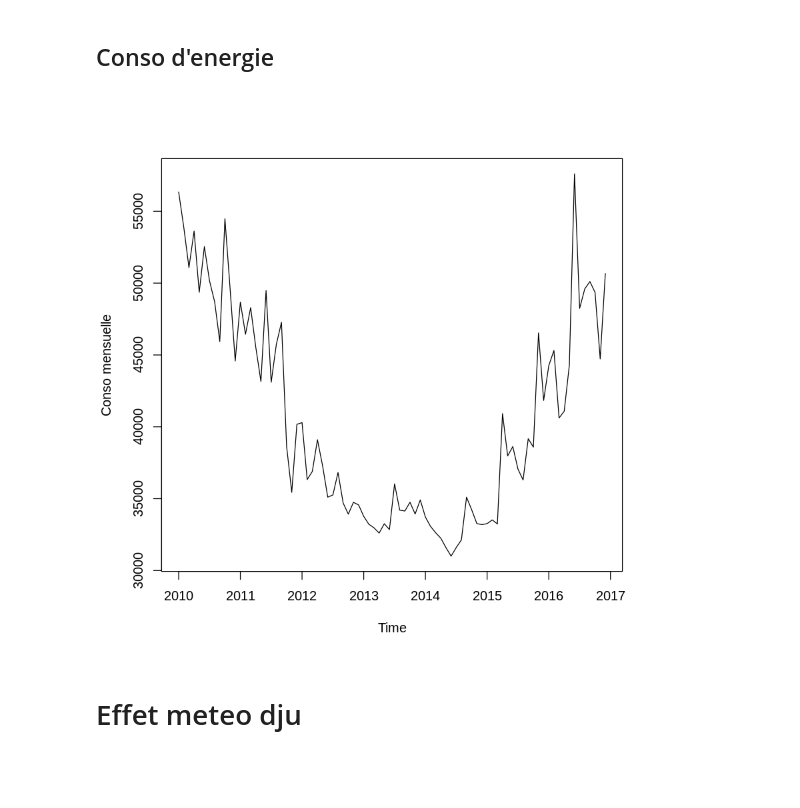
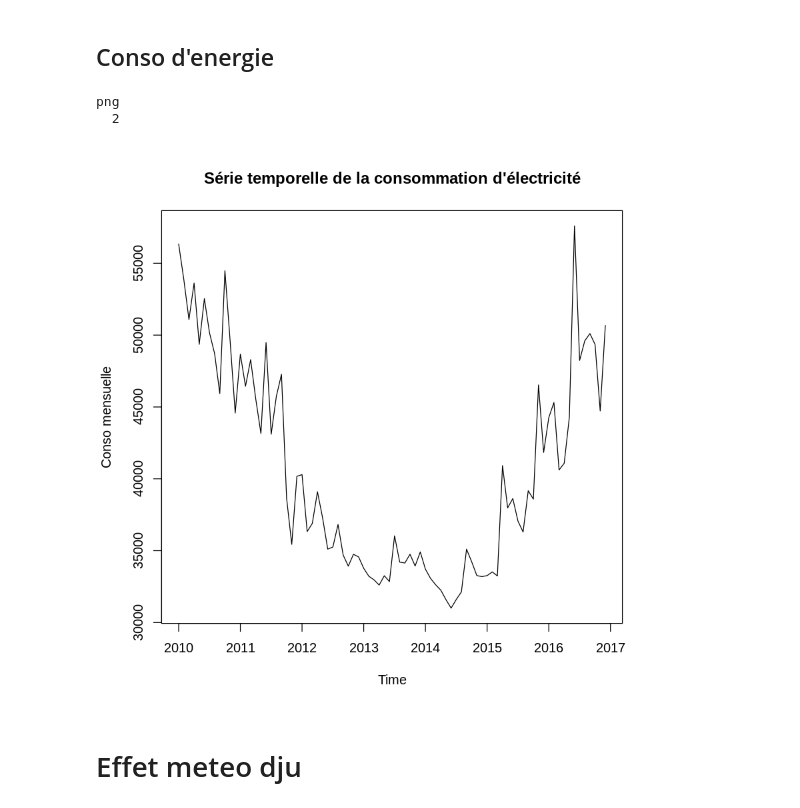
Before and after one commit to Silvock/projet_9_temporal_series, a Jupyter notebook: notebook/analyse.ipynb, the cells around one changed output. Cells and saved outputs as stored; diff of their text form; code cells hidden in the pictures; blank space fills up the shorter version.

```diff
--- a/notebook/analyse.ipynb
+++ b/notebook/analyse.ipynb
@@ -157,10 +195,18 @@ df_base_meteo
 # %%
 df_energie_ts <- ts(as.vector(as.matrix(df_energie[-1])),start=c(2010,1),frequency = 12)
 log_df_energie_ts = log(df_energie_ts)
+# %%
+#dev.copy(png,'../presentation/images/ts_energie.png')
+png(filename='../presentation/images/ts_energie.png')
+plot(df_energie_ts,ylab='Conso mensuelle',main="Série temporelle de la consommation d'électricité")
+dev.off()
+# %% [output]
+png
+  2
 # %%
-plot(df_energie_ts,ylab='Conso mensuelle')
+plot(df_energie_ts,ylab='Conso mensuelle',main="Série temporelle de la consommation d'électricité")
 # %% [output]
-[figure, old version]
+[figure, new version]
 # %% [markdown]
 # Effet meteo dju
 # %%
```
Also changed, not shown: parts of 89 cells of this notebook, 40 other files.
